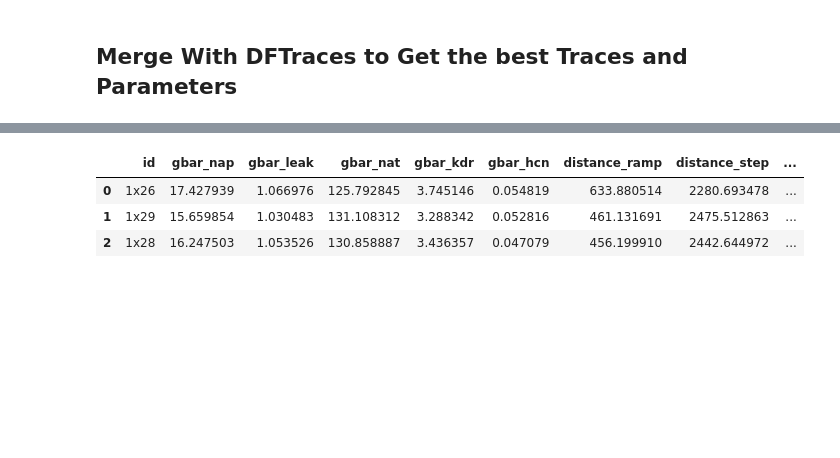
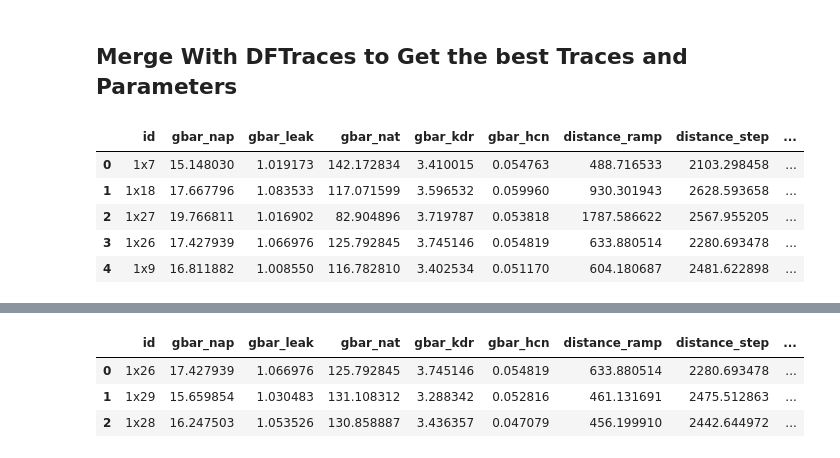
Before and after one commit to alTeska/DAP_analysis, a Jupyter notebook: param_analysis/notebooks/find_best_traces_5par_2x30nh_0905.ipynb, the cells around one changed output, grey strips where cells are left out. Cells and saved outputs as stored; diff of their text form; code cells hidden in the pictures; blank space fills up the shorter version.

```diff
--- a/param_analysis/notebooks/find_best_traces_5par_2x30nh_0905.ipynb
+++ b/param_analysis/notebooks/find_best_traces_5par_2x30nh_0905.ipynb
@@ -143,3 +143,12 @@ df_best_steps
 ## Merge With DFTraces to Get the best Traces and Parameters
 # %%
 names=['id','gbar_nap','gbar_leak','gbar_nat','gbar_kdr','gbar_hcn','ramp_traces', 'step_traces']
+# %%
+df_traces.head()
+# %% [output]
+|  | id | gbar_nap | gbar_leak | gbar_nat | gbar_kdr | gbar_hcn | distance_ramp | distance_step | ... |
+| 0 | 1x7 | 15.148030 | 1.019173 | 142.172834 | 3.410015 | 0.054763 | 488.716533 | 2103.298458 | ... |
+| 1 | 1x18 | 17.667796 | 1.083533 | 117.071599 | 3.596532 | 0.059960 | 930.301943 | 2628.593658 | ... |
+| 2 | 1x27 | 19.766811 | 1.016902 | 82.904896 | 3.719787 | 0.053818 | 1787.586622 | 2567.955205 | ... |
+| 3 | 1x26 | 17.427939 | 1.066976 | 125.792845 | 3.745146 | 0.054819 | 633.880514 | 2280.693478 | ... |
+| 4 | 1x9 | 16.811882 | 1.008550 | 116.782810 | 3.402534 | 0.051170 | 604.180687 | 2481.622898 | ... |
```
Also changed, not shown: parts of 2 cells of this notebook, 5 other files.
